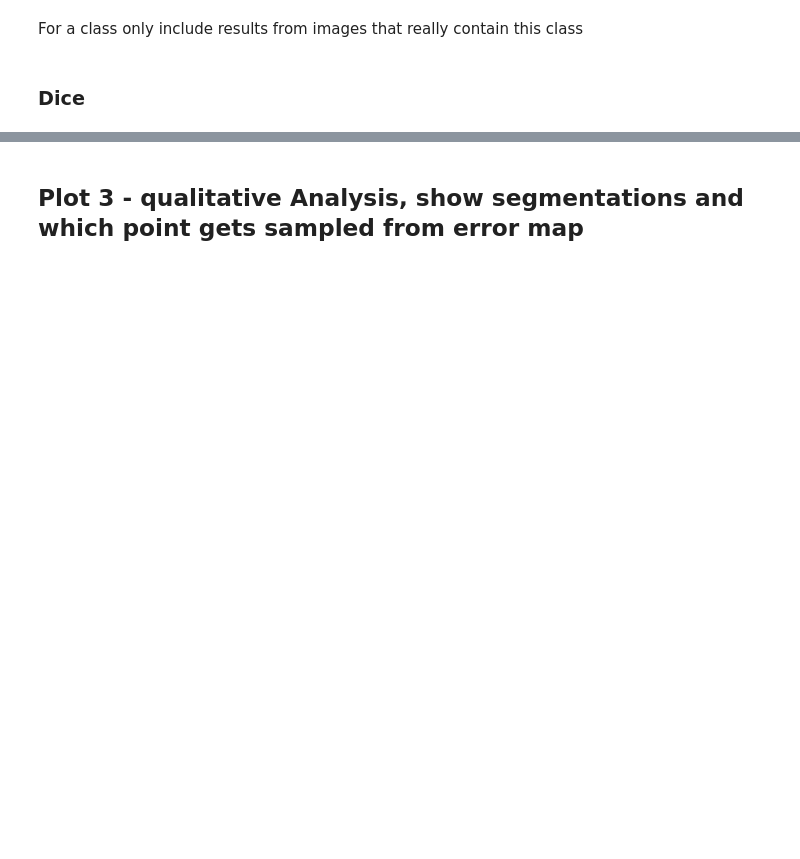
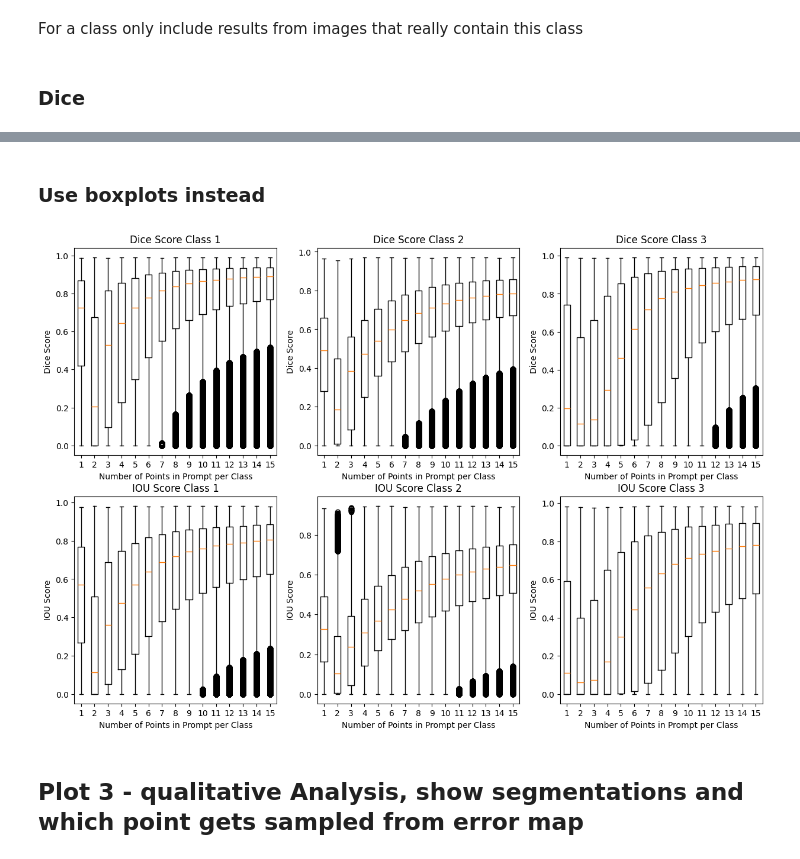
Before and after one commit to ThanhNguyen140/SAM_evaluation, a Jupyter notebook: lisa/result_analysis.ipynb, the cells around one changed output, grey strips where cells are left out. Cells and saved outputs as stored; diff of their text form; code cells hidden in the pictures; blank space fills up the shorter version.

```diff
--- a/lisa/result_analysis.ipynb
+++ b/lisa/result_analysis.ipynb
@@ -362,3 +423,31 @@ plt.show()
+# %% [markdown]
+### Use boxplots instead
+# %%
+fig, axes = plt.subplots(2, 3, figsize=(15, 10))
+
+for i, label in enumerate([1, 2, 3]):
+    data_n_points_dice = []
+    data_n_points_iou = []
+    for n in range(1, 16):
+        df_n_points = df[
+            (df["f_points_class_1"] + df["b_points_class_1"] == n)
+            & df["image_id"].isin(class_indices[label])
+        ]
+        data_n_points_dice.append(df_n_points[f"dice_class_{label}"].tolist())
+        data_n_points_iou.append(df_n_points[f"IOU_class_{label}"].tolist())
+    ax = axes[0, i]
+    ax.boxplot(data_n_points_dice, labels=range(1, 16))
+    ax.set_xlabel("Number of Points in Prompt per Class")
+    ax.set_ylabel("Dice Score")
+    ax.set_title(f"Dice Score Class {label}")
+
+    ax = axes[1, i]
+    ax.boxplot(data_n_points_iou, labels=range(1, 16))
+    ax.set_xlabel("Number of Points in Prompt per Class")
+    ax.set_ylabel("IOU Score")
+    ax.set_title(f"IOU Score Class {label}")
+# %% [output]
+[figure, added]
 # %% [markdown]
 ## Plot 3 - qualitative Analysis, show segmentations and which point gets sampled from error map
 # %%
```
Also changed, not shown: parts of 16 cells of this notebook, 2 other files.
